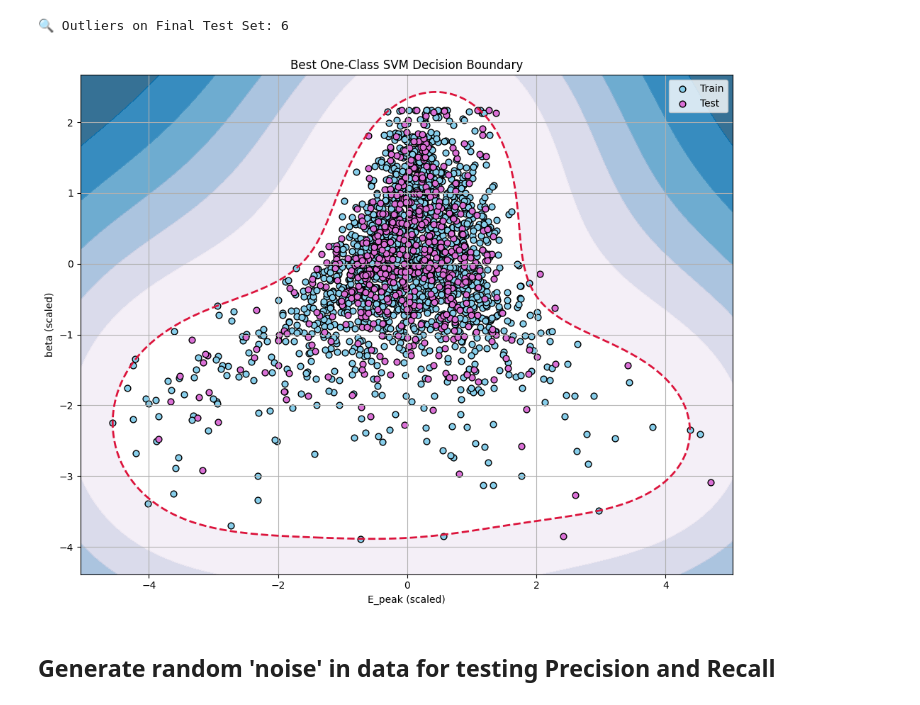
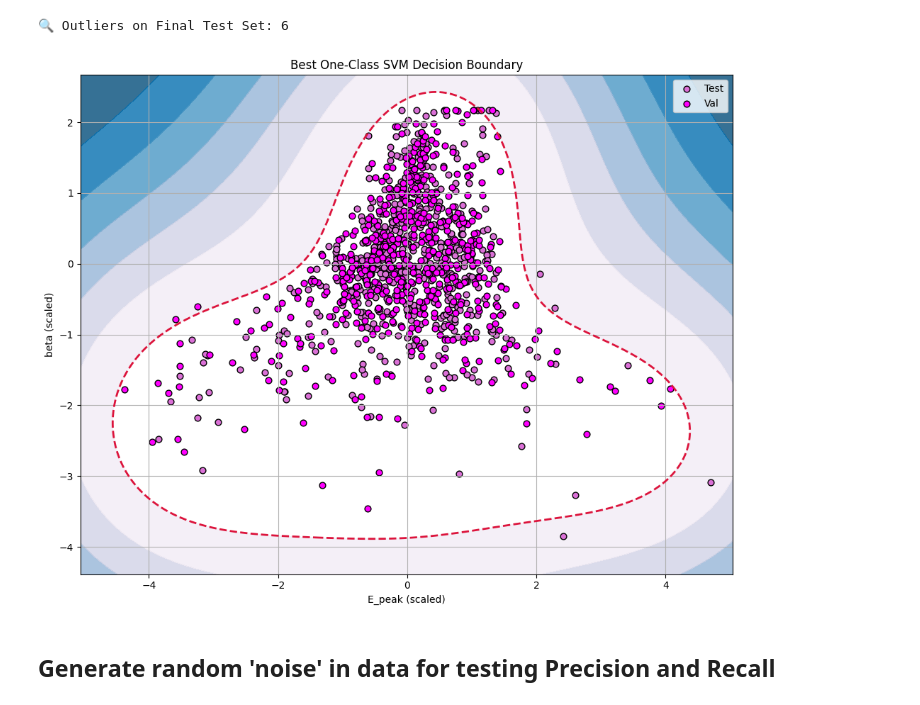
Before and after one commit to martacanirome4/DarkMatter_ML_TFG, a Jupyter notebook: notebooks/OCSVM_astro_vs_unids.ipynb, the cells around one changed output. Drawn from its saved outputs; the diff is of its cells as text; code cells hidden in the pictures.

```diff
--- a/notebooks/OCSVM_astro_vs_unids.ipynb
+++ b/notebooks/OCSVM_astro_vs_unids.ipynb
@@ -96,31 +147,33 @@ print(f"🔍 Outliers on Final Test Set: {n_test_outliers}")
 # %%
 # Create meshgrid (with correct feature order: [beta, E_peak])
 xx, yy = np.meshgrid(
     np.linspace(X_train_scaled[:, 1].min() - 0.5, X_train_scaled[:, 1].max() + 0.5, 300),  # E_peak
     np.linspace(X_train_scaled[:, 0].min() - 0.5, X_train_scaled[:, 0].max() + 0.5, 300)   # beta
 )
 
 grid = np.c_[yy.ravel(), xx.ravel()]
 Z = best_model.decision_function(grid)
 Z = Z.reshape(xx.shape)
 
 plt.figure(figsize=(10, 8))
 plt.contourf(xx, yy, Z, levels=np.linspace(Z.min(), 0, 7), cmap=plt.cm.PuBu_r, alpha=0.8)
 plt.contour(xx, yy, Z, levels=[0], linewidths=2, colors='crimson', linestyles='--')
 
 # Plot training and test data
-plt.scatter(X_train_scaled[:, 1], X_train_scaled[:, 0], c='skyblue', edgecolors='k', s=40, label='Train')
+# plt.scatter(X_train_scaled[:, 1], X_train_scaled[:, 0], c='skyblue', edgecolors='k', s=40, label='Train')
 plt.scatter(X_test_scaled[:, 1], X_test_scaled[:, 0], c='orchid', edgecolors='k', s=40, label='Test')
+plt.scatter(X_val_scaled[:, 1], X_val_scaled[:, 0], c='magenta', edgecolors='k', s=40, label='Val')
+
 
 plt.xlabel("E_peak (scaled)")
 plt.ylabel("beta (scaled)")
 plt.title("Best One-Class SVM Decision Boundary")
 plt.legend()
 plt.grid(True)
 plt.tight_layout()
 plt.show()
 # %% [output]
-[figure, old version]
+[figure, new version]
 # %% [markdown]
 ## Generate random 'noise' in data for testing Precision and Recall
 # %%
```
Also changed, not shown: parts of 9 cells of this notebook, 1 other file.
